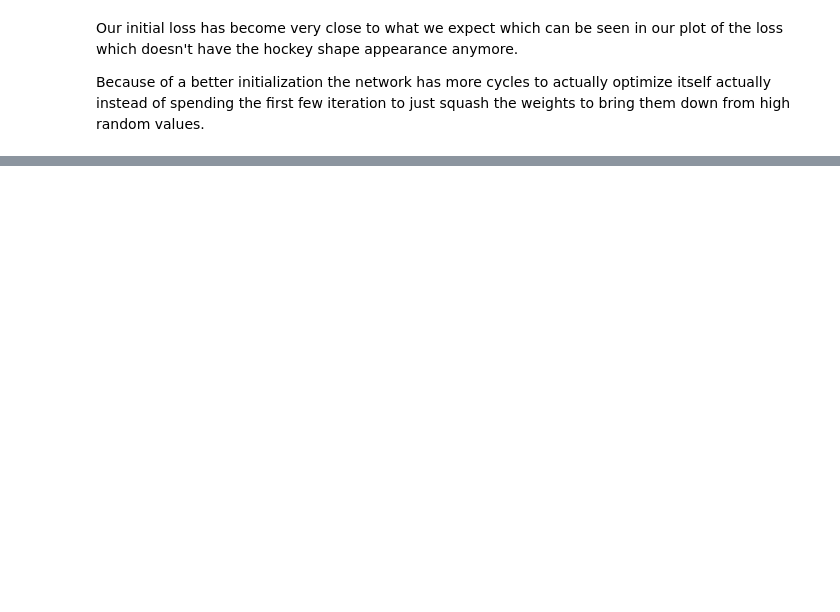
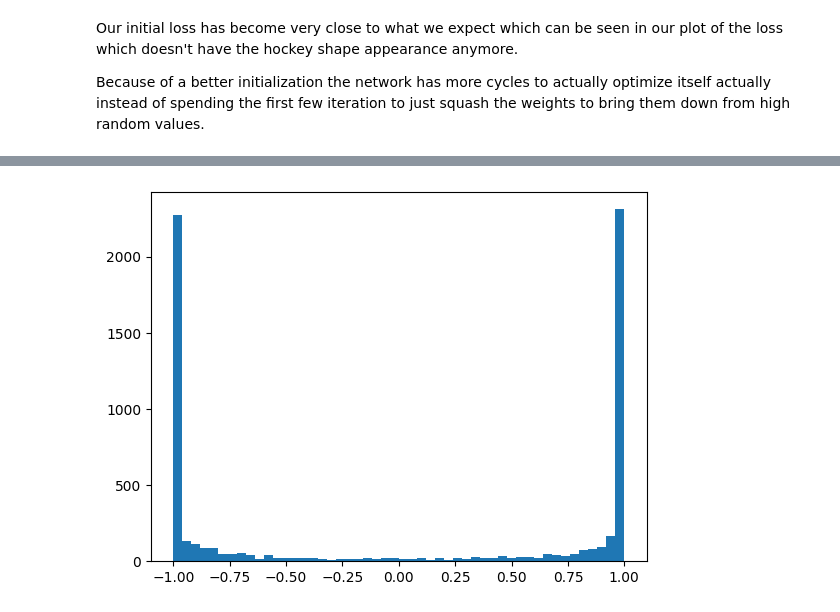
Before and after one commit to startswithzed/neural-nets-playground, a Jupyter notebook: makemore/mlp_pt2.ipynb, the cells around one changed output, grey strips where cells are left out. Drawn from its saved outputs; the diff is of its cells as text; code cells hidden in the pictures; blank space fills up the shorter version.

Commit message:
feat(mlp2): optimize tanh saturation

```diff
--- a/makemore/mlp_pt2.ipynb
+++ b/makemore/mlp_pt2.ipynb
@@ -243,0 +246,8 @@ Because of a better initialization the network has more cycles to actually optim
+# %%
+ix = torch.randint(0, Xtr.shape[0], (32, ))
+Xb = Xtr[ix]
+emb = C[Xb]
+embcat = emb.view(emb.shape[0], -1)
+hpreact = embcat @ W1 + B1
+h = torch.tanh(hpreact)
+h
@@ -243,0 +274,4 @@ Because of a better initialization the network has more cycles to actually optim
+# %%
+# convert it into a list
+h_list = h.view(-1).tolist()
+h_list[:10]
@@ -243,0 +289,5 @@ Because of a better initialization the network has more cycles to actually optim
+# %%
+# draw histogram
+plt.hist(h_list, 50); # semi colon to suppress output
+# %% [output]
+[figure, added]
```
Also changed, not shown: parts of 27 cells of this notebook.
